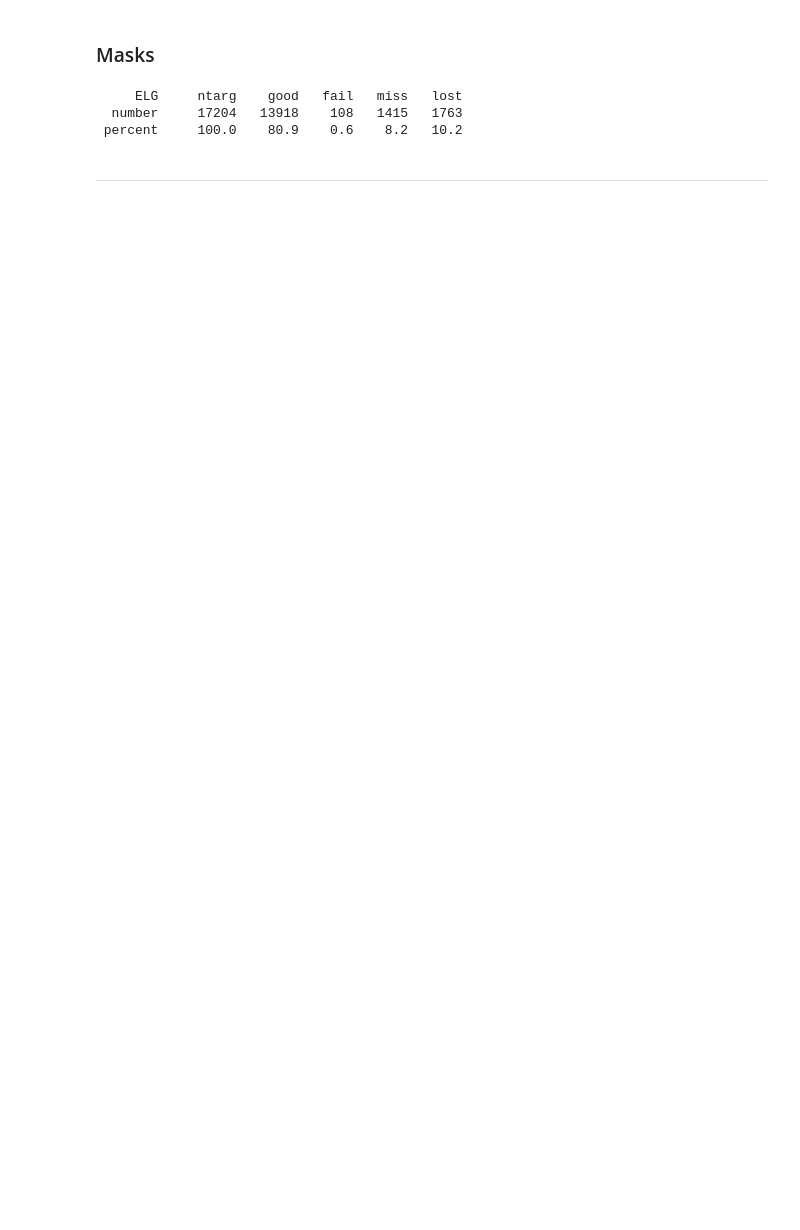
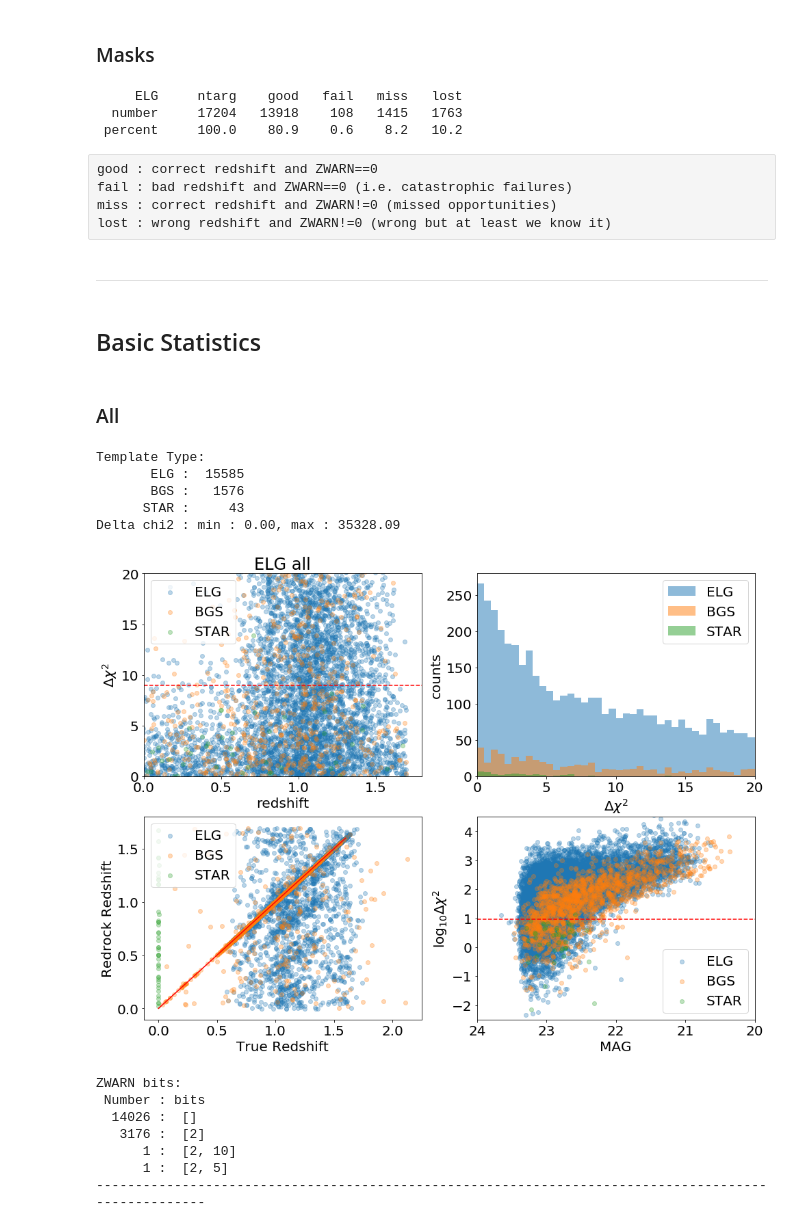
Before and after one commit to Yucheng-Zhang/desi_nbs, a Jupyter notebook: demo/elg_zfitting.ipynb, the cells around one changed output. Saved outputs shown, nothing was run; the diff lists cells and outputs as text; code cells hidden in the pictures; blank space fills up the shorter version.

Commit message:
Delta chi2

```diff
--- a/demo/elg_zfitting.ipynb
+++ b/demo/elg_zfitting.ipynb
@@ -63,8 +66,9 @@ del zcat.meta['EXTNAME']
   3. TARGETID >= 0
 # %%
 # select columns
-truth_s = truth['TARGETID', 'TRUEZ', 'TRUESPECTYPE', 'TEMPLATETYPE']
-zcat_s = zcat['TARGETID', 'Z', 'ZERR', 'ZWARN', 'SPECTYPE', 'SUBTYPE', 'DESI_TARGET', 'HPXPIXEL']
+truth_s = truth['TARGETID', 'TRUEZ', 'TRUESPECTYPE', 'TEMPLATETYPE', 'MAG', 'FLUX_G', 'FLUX_R', 'FLUX_Z']
+zcat_s = zcat['TARGETID', 'Z', 'ZERR', 'ZWARN', 'SPECTYPE', 'SUBTYPE', 'DESI_TARGET', 'HPXPIXEL', 'COEFF', 'NCOEFF',
+              'DELTACHI2']
 # DESI_TARGET == ELG
 idx = (zcat['DESI_TARGET'] & desi_mask.mask('ELG')) != 0
 zcat_s = zcat_s[idx]
@@ -220,5 +197,12 @@ ztruth_lost = ztruth[lost_mask]
      ELG     ntarg    good   fail   miss   lost
   number     17204   13918    108   1415   1763
  percent     100.0    80.9    0.6    8.2   10.2
+# %% [raw]
+good : correct redshift and ZWARN==0
+fail : bad redshift and ZWARN==0 (i.e. catastrophic failures)
+miss : correct redshift and ZWARN!=0 (missed opportunities)
+lost : wrong redshift and ZWARN!=0 (wrong but at least we know it)
 # %% [markdown]
 ---
+# %% [markdown]
+## Basic Statistics
@@ -224,0 +284,18 @@ ztruth_lost = ztruth[lost_mask]
+# %% [markdown]
+### All
+# %%
+basic_stat('all')
+# %% [output]
+Template Type:
+       ELG :  15585
+       BGS :   1576
+      STAR :     43
+Delta chi2 : min : 0.00, max : 35328.09
+[figure, added]
+ZWARN bits:
+ Number : bits
+  14026 :  []
+   3176 :  [2]
+      1 :  [2, 10]
+      1 :  [2, 5]
+----------------------------------------------------------------------------------------------------
```
Also changed, not shown: parts of 27 cells of this notebook, 1 other file.
